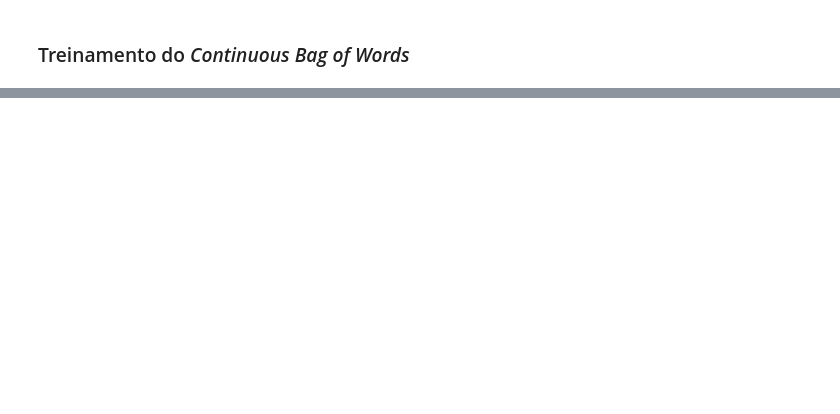
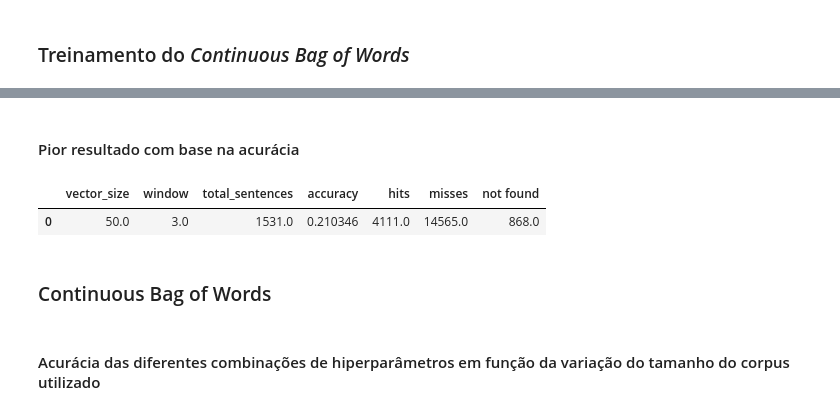
Before and after one commit to uni-assignments/Word2Vec, a Jupyter notebook: Word2Vec.ipynb, the cells around one changed output, grey strips where cells are left out. Cells and saved outputs as stored; diff of their text form; code cells hidden in the pictures; blank space fills up the shorter version.

```diff
--- a/Word2Vec.ipynb
+++ b/Word2Vec.ipynb
@@ -157,0 +443,11 @@ for combinations in params:
+# %% [markdown]
+#### Pior resultado com base na acurácia
+# %%
+skip_results.loc[skip_results['accuracy'] == skip_results.accuracy.min()]
+# %% [output]
+|  | vector_size | window | total_sentences | accuracy | hits | misses | not found |
+| 0 | 50.0 | 3.0 | 1531.0 | 0.210346 | 4111.0 | 14565.0 | 868.0 |
+# %% [markdown]
+### Continuous Bag of Words
+# %% [markdown]
+#### Acurácia das diferentes combinações de hiperparâmetros em função da variação do tamanho do corpus utilizado
```
Also changed, not shown: parts of 48 cells of this notebook, 2 other files.
